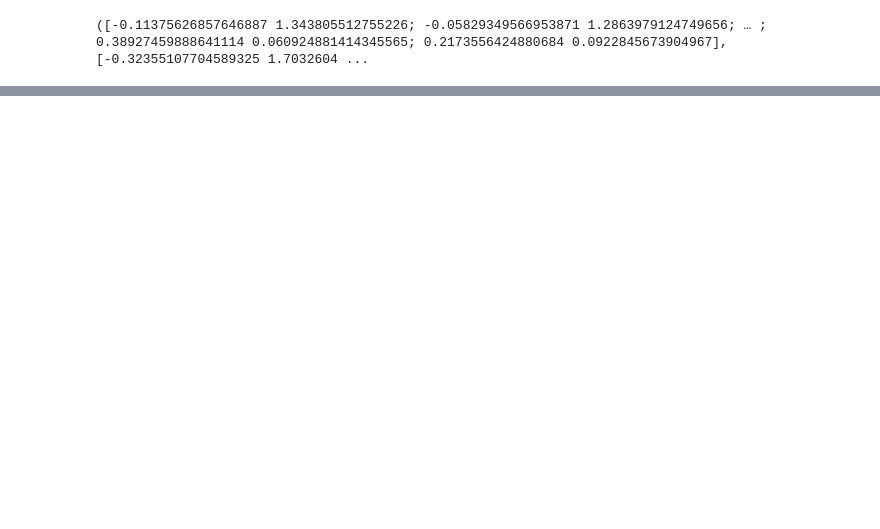
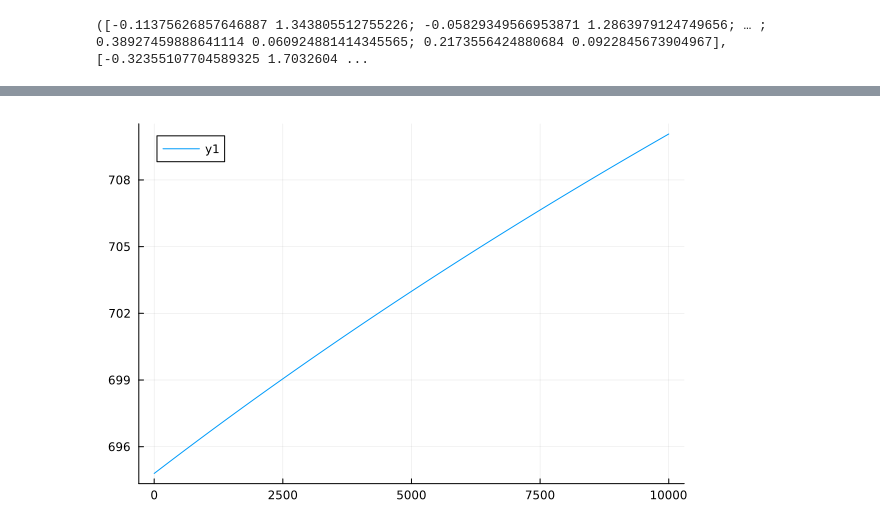
Before and after one commit to depasquale-lab/StateSpaceDynamics.jl, a Jupyter notebook: notebooks/LDS.ipynb, the cells around one changed output, grey strips where cells are left out. Cells and saved outputs as stored; diff of their text form; code cells hidden in the pictures; blank space fills up the shorter version.

```diff
--- a/notebooks/LDS.ipynb
+++ b/notebooks/LDS.ipynb
@@ -46,0 +35,2 @@ fit!(lds, y, max_iter=1)
+# %%
+lls = fit!(lds, y, max_iter=10000, tol=1e-3)
@@ -47,3 +75,7 @@ fit!(lds, y, max_iter=1)
+# %%
+plot(lls)
+# %% [output]
+[figure, added]
 # %%
 lds.state_model.Q
 # %% [output]
```
Also changed, not shown: parts of 8 cells of this notebook, 3 other files.
